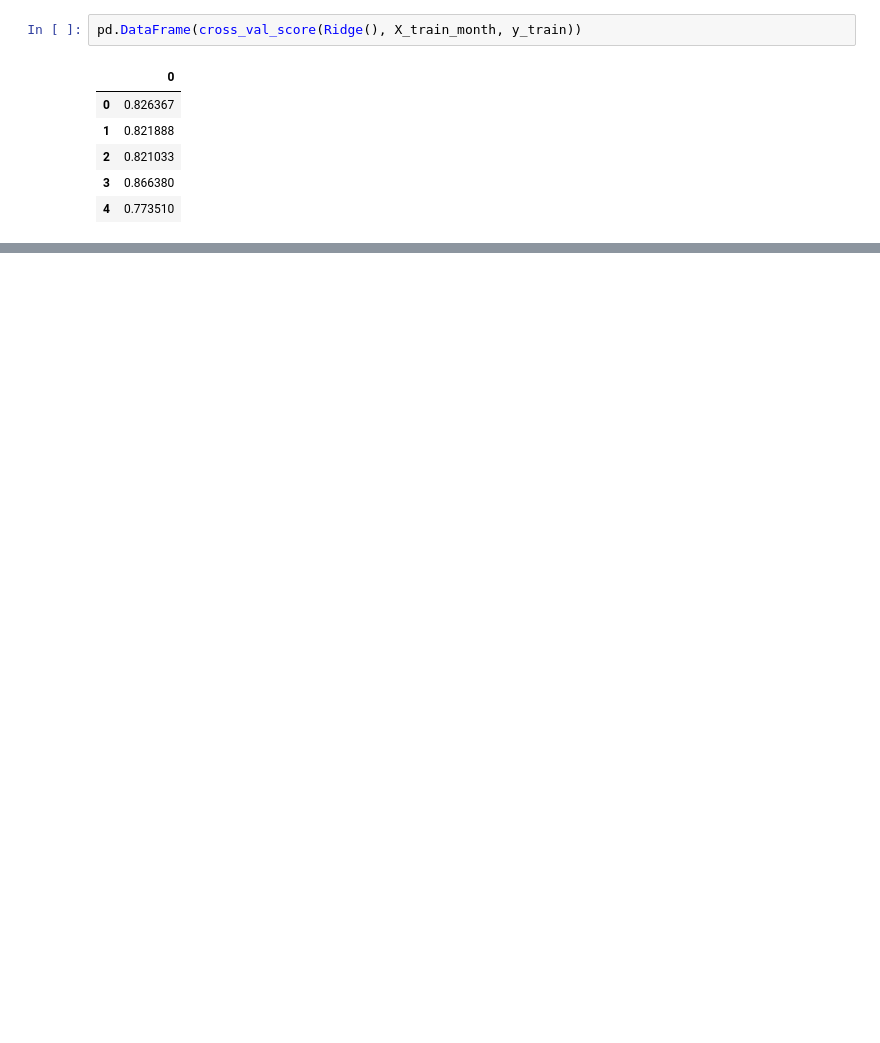
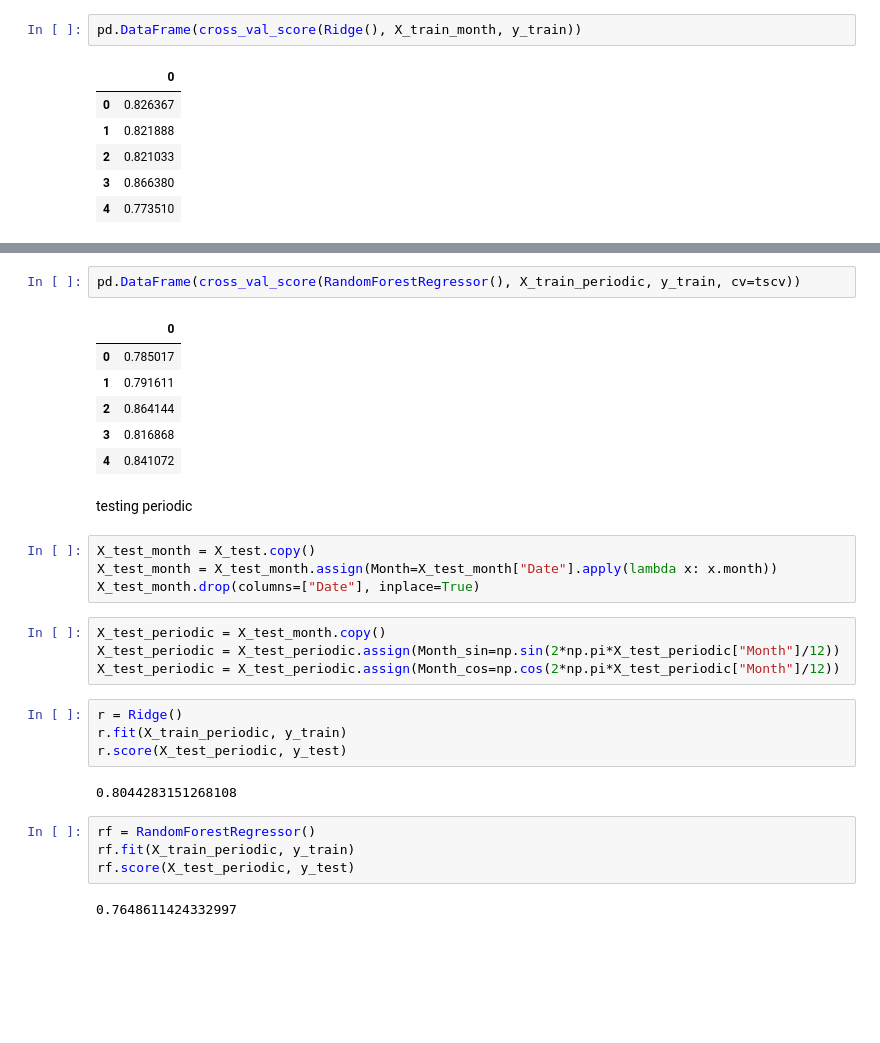
Before and after one commit to ricd99/cpsc330-2022W1, a Jupyter notebook: hw/hw8/hw8.ipynb, the cells around one changed output, grey strips where cells are left out. Cells and saved outputs as stored; diff of their text form; blank space fills up the shorter version.

```diff
--- a/hw/hw8/hw8.ipynb
+++ b/hw/hw8/hw8.ipynb
@@ -532,3 +524,34 @@ Ellipsis
+# %%
+pd.DataFrame(cross_val_score(RandomForestRegressor(), X_train_periodic, y_train, cv=tscv))
+# %% [output]
+|  | 0 |
+| 0 | 0.785017 |
+| 1 | 0.791611 |
+| 2 | 0.864144 |
+| 3 | 0.816868 |
+| 4 | 0.841072 |
+# %% [markdown]
+testing periodic
+# %%
+X_test_month = X_test.copy()
+X_test_month = X_test_month.assign(Month=X_test_month["Date"].apply(lambda x: x.month))
+X_test_month.drop(columns=["Date"], inplace=True)
+# %%
+X_test_periodic = X_test_month.copy()
+X_test_periodic = X_test_periodic.assign(Month_sin=np.sin(2*np.pi*X_test_periodic["Month"]/12))
+X_test_periodic = X_test_periodic.assign(Month_cos=np.cos(2*np.pi*X_test_periodic["Month"]/12))
+# %%
+r = Ridge()
+r.fit(X_train_periodic, y_train)
+r.score(X_test_periodic, y_test)
+# %% [output]
+0.8044283151268108
+# %%
+rf = RandomForestRegressor()
+rf.fit(X_train_periodic, y_train)
+rf.score(X_test_periodic, y_test)
+# %% [output]
+0.7648611424332997
 # %% [markdown]
 <!-- END QUESTION -->
 
```
Also changed, not shown: parts of 13 cells of this notebook.
